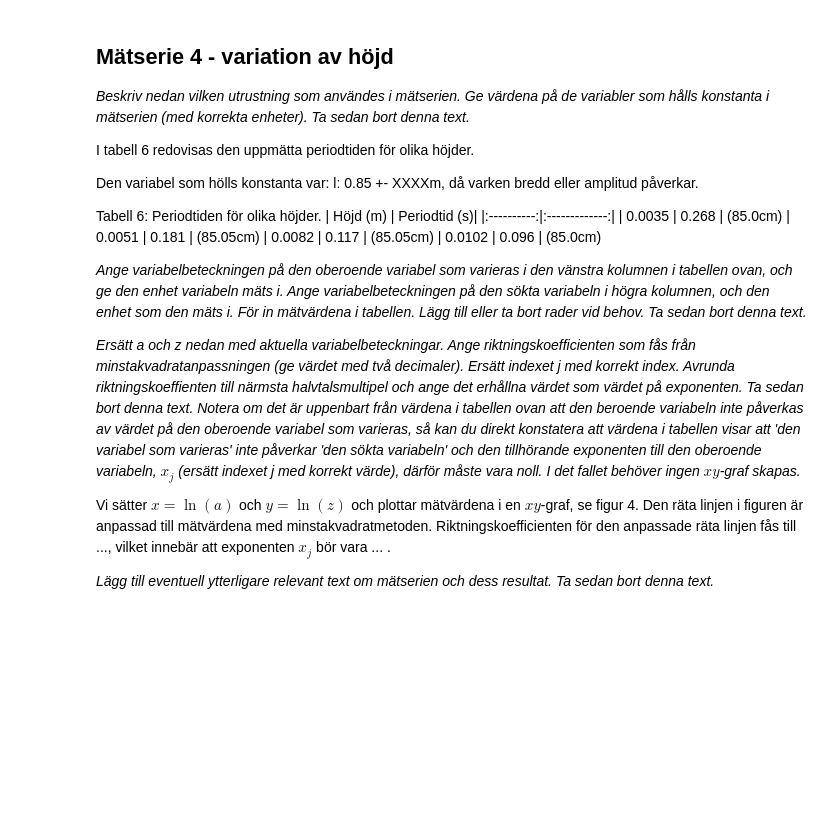
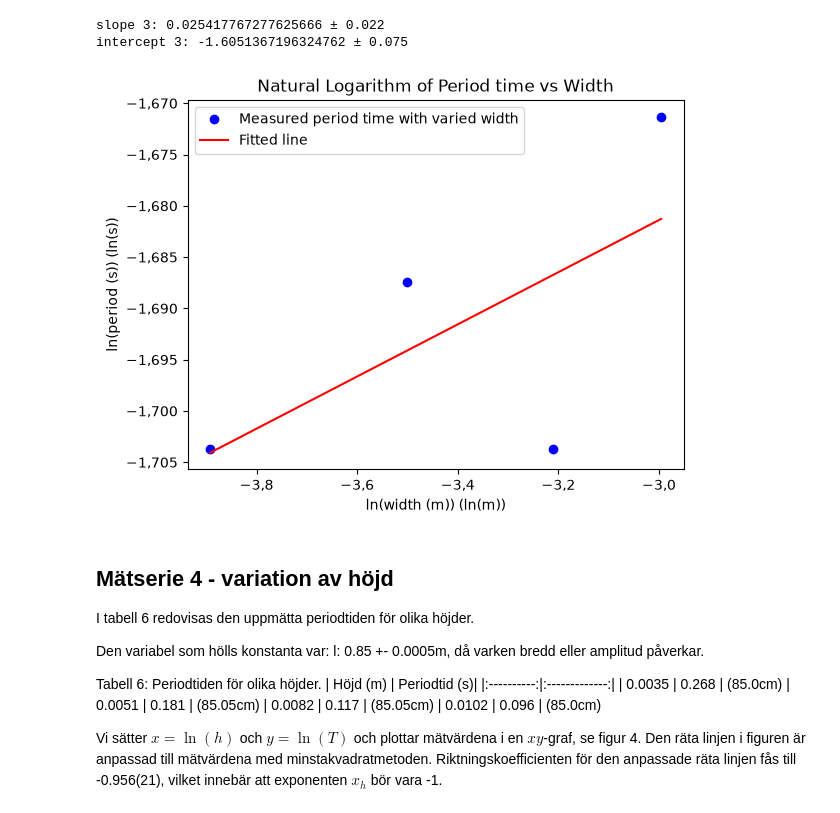
Before and after one commit to noelle-loov/examining_lab, a Jupyter notebook: Dimensionsanalys_mall.ipynb, the cells around one changed output. Cells and saved outputs as stored; diff of their text form; code cells hidden in the pictures; blank space fills up the shorter version.

```diff
--- a/Dimensionsanalys_mall.ipynb
+++ b/Dimensionsanalys_mall.ipynb
@@ -193,24 +267,76 @@ Vi sätter $x=\ln(a)$ och $y=\ln(z)$ och plottar mätvärdena i en $xy$-graf, se
 # %%
-# Här inkluderas funktionen som används för att beräkna k1, k2, u(k1) och u(k2)
+import numpy as np
+import matplotlib.pyplot as plt
 
+# Set pyplot to use Swedish locale for numeric formatting
+import locale
+_, axes = plt.subplots()
+locale.setlocale(locale.LC_NUMERIC, ('sv_SE', 'UTF-8'))
+axes.ticklabel_format(useLocale=True)
 
-# Importera nödvändiga bibliotek
+def linReg(x: np.ndarray, y: np.ndarray):
+  """
+  Performs linear regression on the given x and y data.
+  x: independent variable (numpy array)
+  y: dependent variable (numpy array)
 
+  Returns: (k1, k2, u1, u2)
+  k1: slope of the fitted line
+  k2: intercept of the fitted line
+  u1: uncertainty in the slope
+  u2: uncertainty in the intercept
+  """
+  n = len(x)
+  k1: int | float = (n*np.sum(x*y)-np.sum(x)*np.sum(y)) / ( n*np.sum(x**2)-np.sum(x)**2)
+  k2: int | float = (np.sum(y) - (k1 * np.sum(x))) / n
 
-# Ange mätdata från tabell 4 i två numpy-vektorer
+  # Standard deviation for the regression
+  dev = np.sqrt((1 / (n - 2)) * np.sum((y - (k1 * x) - k2) ** 2))
+  meanX = np.mean(x)
+  # Uncertainty in slope
+  u1: int | float = dev * np.sqrt(1/np.sum((x - meanX) ** 2))
+  # Uncertainty in intercept
+  u2: int | float = dev * np.sqrt((1/n) + ((meanX ** 2) / np.sum((x - meanX) ** 2)))
 
+  return (k1, k2, u1, u2)
 
-# Anropa funktionen som beräknar k1 och k2 med de aktuella x- och y-värdena. Printa värdet på k1.
+# Third set of measured values; width (cm) and period time (s)
+width_3 = np.array([2.04, 3.02, 4.03, 5.00])
+period_3 = np.array([0.182, 0.185, 0.182, 0.188])
+# Third set of constant values, both are measured in cm
+# Length varies slightly due to human error in setting up the experiment
+length_3 = np.array([70.15, 70.05, 70.1, 70.1])
+height_3 = np.array([0.35 for _ in range(4)])
+# Convert to base units (remove prefix)
+width_3 *= 0.01
+period_3 *= 1
+length_3 *= 0.01
+height_3 *= 0.01
 
+# Linearize by taking the natural logarithm of both values, then perform regression
+slope, intercept, slope_uncertainty, intercept_uncertainty = linReg(np.log(width_3), np.log(period_3))
 
-# Plotta xy-värdena i ett punktdiagram. Inkludera den anpassade räta linjen som fås med värdena på k1 och k2. Lägg till lämpliga axelrubriker med korrekta enheter.
+# Print slope and intercept; we mainly care about slope
+print(f'slope 3: {slope} ± {slope_uncertainty:.2g}')
+print(f'intercept 3: {intercept} ± {intercept_uncertainty:.2g}')
+
+plt.plot(np.log(width_3), np.log(period_3), 'bo', label='Measured period time with varied width')
+plt.plot(np.log(width_3), slope*np.log(width_3) + intercept, 'r-', label='Fitted line')
+plt.title('Natural Logarithm of Period time vs Width')
+plt.xlabel('ln(width (m)) (ln(m))')
+plt.ylabel('ln(period (s)) (ln(s))')
+plt.legend()
+plt.show()
+# %% [output]
+slope 3: 0.025417767277625666 ± 0.022
+intercept 3: -1.6051367196324762 ± 0.075
+[figure, added]
 # %% [markdown]
 ## Mätserie 4 - variation av höjd
-*Beskriv nedan vilken utrustning som användes i mätserien. Ge värdena på de variabler som hålls konstanta i mätserien (med korrekta enheter). Ta sedan bort denna text.*
 
 I tabell 6 redovisas den uppmätta periodtiden för olika höjder.
 
-Den variabel som hölls konstanta var: l: 0.85 +- XXXXm, då varken bredd eller amplitud påverkar.
+Den variabel som hölls konstanta var: l: 0.85 +- 0.0005m, då varken bredd eller amplitud påverkar.
 
 Tabell 6: Periodtiden för olika höjder.
 | Höjd (m) | Periodtid (s)|
@@ -220,12 +346,5 @@ Tabell 6: Periodtiden för olika höjder.
 | 0.0082     | 0.117         | (85.05cm)
 | 0.0102     | 0.096         |  (85.0cm)
 
-
-*Ange variabelbeteckningen på den oberoende variabel som varieras i den vänstra kolumnen i tabellen ovan, och ge den enhet variabeln mäts i. Ange variabelbeteckningen på den sökta variabeln i högra kolumnen, och den enhet som den mäts i. För in mätvärdena i tabellen. Lägg till eller ta bort rader vid behov. Ta sedan bort denna text.*
-
-*Ersätt a och z nedan med aktuella variabelbeteckningar. Ange riktningskoefficienten som fås från minstakvadratanpassningen (ge värdet med två decimaler). Ersätt indexet j med korrekt index. Avrunda riktningskoeffienten till närmsta halvtalsmultipel och ange det erhållna värdet som värdet på exponenten. Ta sedan bort denna text. Notera om det är uppenbart från värdena i tabellen ovan att den beroende variabeln inte påverkas av värdet på den oberoende variabel som varieras, så kan du direkt konstatera att värdena i tabellen visar att 'den variabel som varieras' inte påverkar 'den sökta variabeln' och den tillhörande exponenten till den oberoende variabeln, $x_j$ (ersätt indexet j med korrekt värde), därför måste vara noll. I det fallet behöver ingen $xy$-graf skapas.*
-
-Vi sätter $x=\ln(a)$ och $y=\ln(z)$ och plottar mätvärdena i en $xy$-graf, se figur 4. Den räta linjen i figuren är anpassad till mätvärdena med minstakvadratmetoden. Riktningskoefficienten för den anpassade räta linjen fås till ..., vilket innebär att exponenten $x_j$ bör vara ... .
-
-*Lägg till eventuell ytterligare relevant text om mätserien och dess resultat. Ta sedan bort denna text.*
+Vi sätter $x=\ln(h)$ och $y=\ln(T)$ och plottar mätvärdena i en $xy$-graf, se figur 4. Den räta linjen i figuren är anpassad till mätvärdena med minstakvadratmetoden. Riktningskoefficienten för den anpassade räta linjen fås till -0.956(21), vilket innebär att exponenten $x_h$ bör vara -1.
 # %%
```
Also changed, not shown: parts of 14 cells of this notebook, 10 other files.
